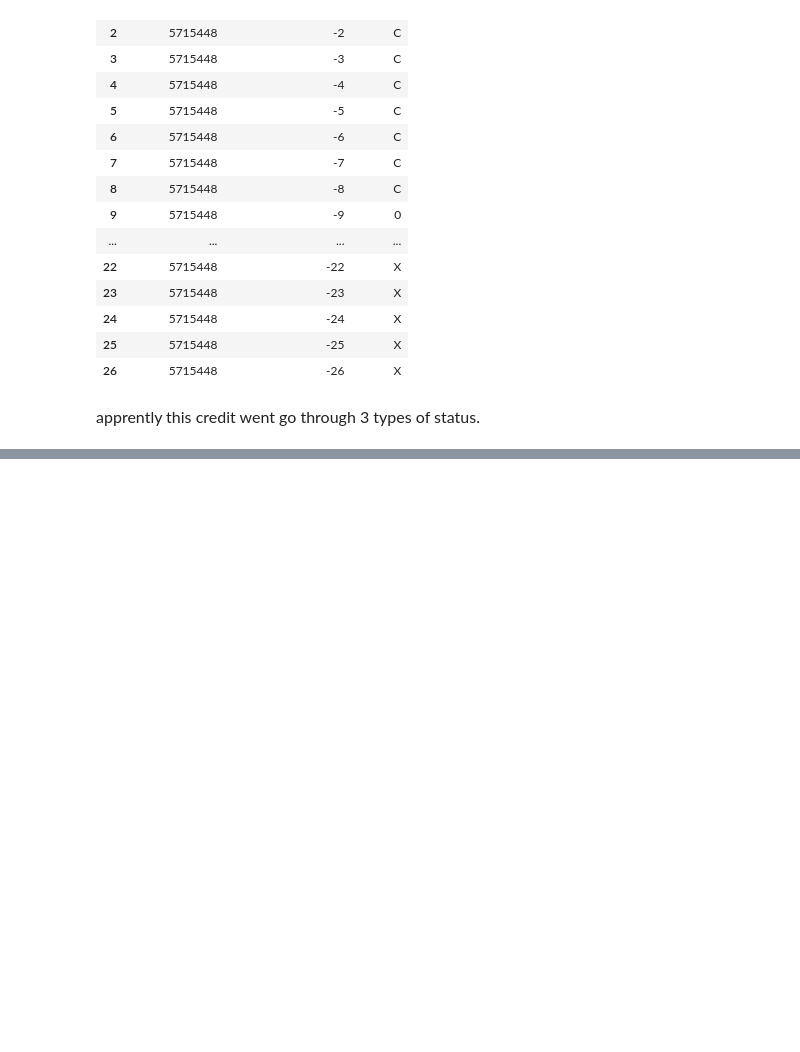
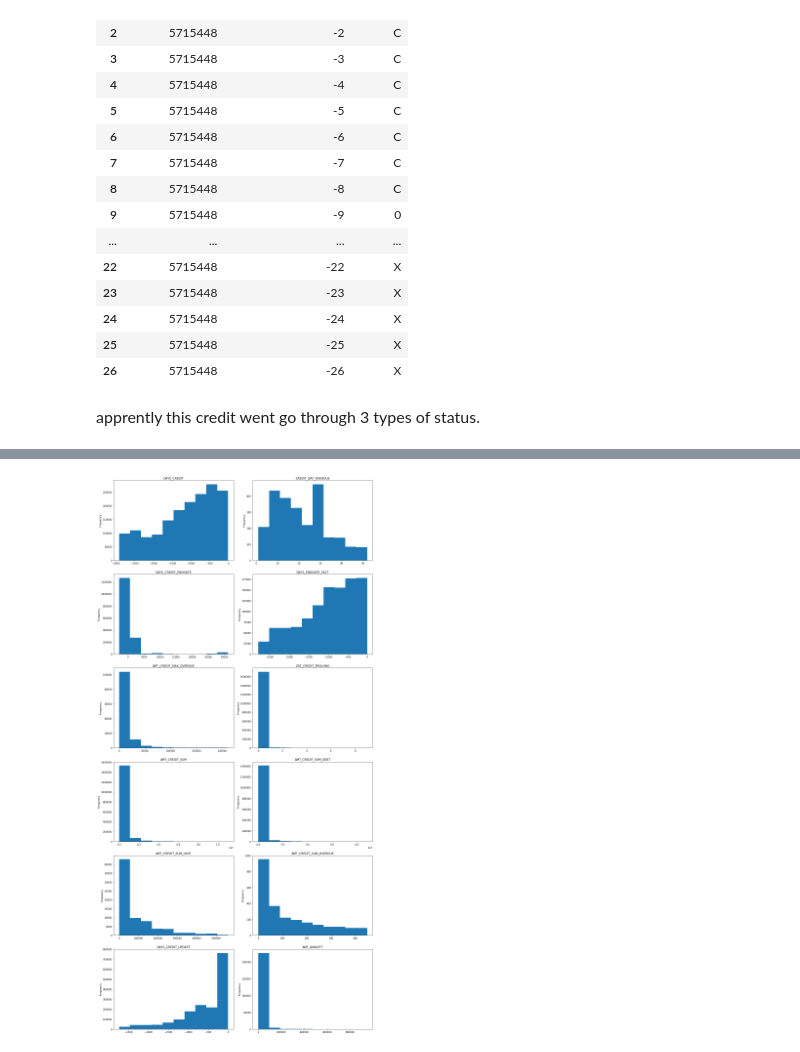
Before and after one commit to jz95/Solution-for-Kaggle-Home-Credit-Default-Risk, a Jupyter notebook: notebook/Bureau.ipynb, the cells around one changed output, grey strips where cells are left out. Saved outputs shown, nothing was run; the diff lists cells and outputs as text; code cells hidden in the pictures; blank space fills up the shorter version.

```diff
--- a/notebook/Bureau.ipynb
+++ b/notebook/Bureau.ipynb
@@ -212,0 +284,23 @@ bureau[(bureau['CREDIT_ACTIVE'] == 'Active') & (bureau['DAYS_CREDIT_ENDDATE'] <
+# %%
+numeric_cols = [col for col in bureau.columns if col not in cate_cols and 'ID' not in col]
+def draw_numeric_dist(cols):
+    from math import ceil
+    n_row = ceil(len(cols) / 2)
+    i = 1
+    plt.figure(figsize=(16, 32))
+    for col in cols:
+        plt.subplot(n_row, 2, i)
+        if bureau[col].nunique() > 10:
+            up_bnd = bureau[col].quantile(.999)
+            low_bnd = bureau[col].quantile(.001)
+            bureau[(bureau[col] > low_bnd) & (bureau[col] < up_bnd)][col].plot(kind='hist')
+        else:
+            bureau[col].plot(kind='hist')
+        plt.title(col)
+        i += 1
+    plt.tight_layout()
+    plt.show()
+
+draw_numeric_dist(numeric_cols)
+# %% [output]
+[figure, added]
```
Also changed, not shown: parts of 38 cells of this notebook, 15 other files.
